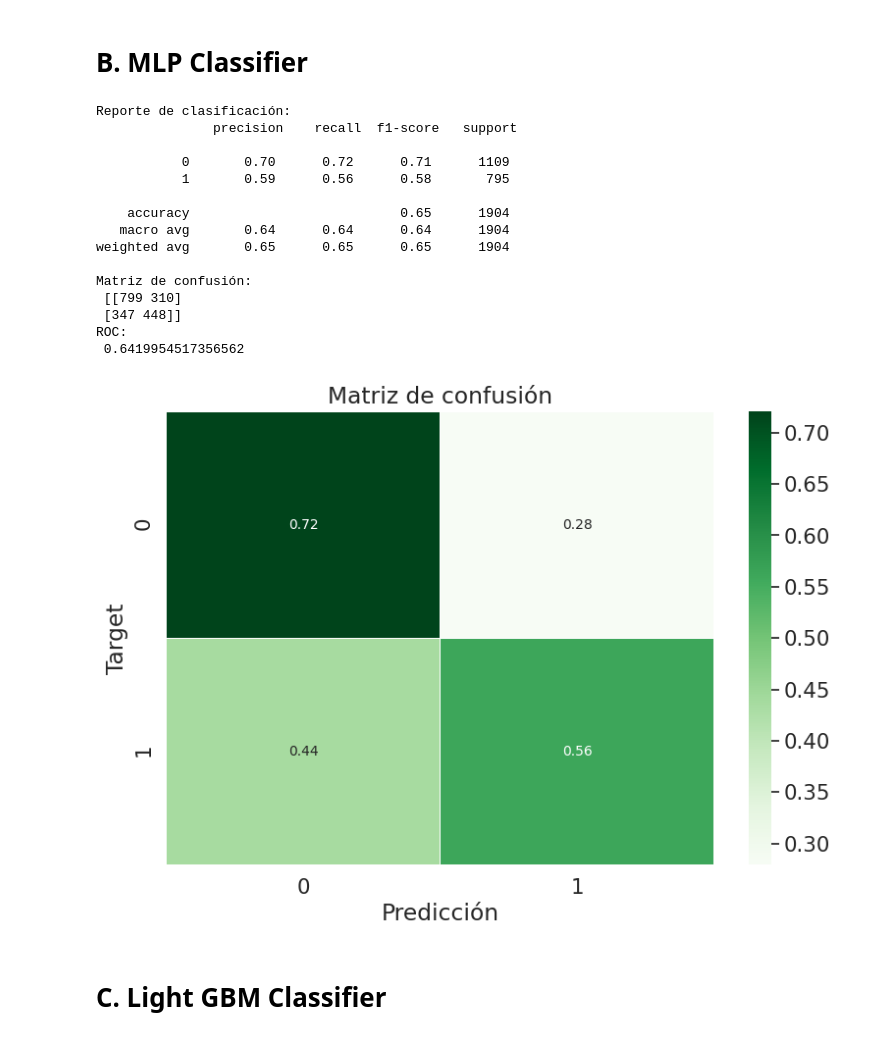
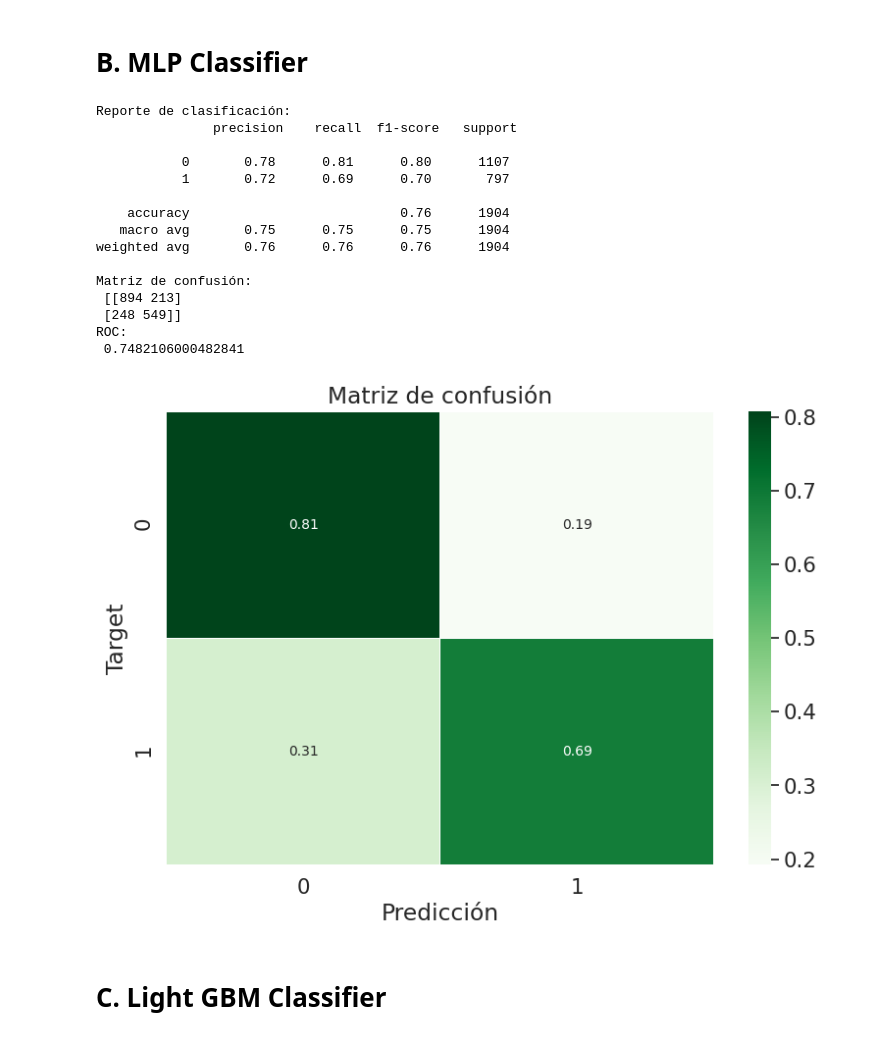
Before and after one commit to delpinor/datos7506, a Jupyter notebook: TP2 - ML.ipynb, the cells around one changed output. Cells and saved outputs as stored; diff of their text form; code cells hidden in the pictures.

```diff
--- a/TP2 - ML.ipynb
+++ b/TP2 - ML.ipynb
@@ -548,44 +653,51 @@ ROC:
 # %%
 from sklearn.decomposition import PCA
 from scipy.linalg import svd as scipy_svd
 from sklearn.ensemble import GradientBoostingClassifier
 from sklearn.neural_network import MLPClassifier
 
+X = train_df['text_clean']
+y = train_df['target']
 
-y = train_df['target']
-columnas = ['id', 'keyword', 'location', 'text', 'target', 'text_clean']
-X = train_df.drop(columnas, axis=1)
-
+#Split
 X_train, X_test, y_train, y_test = train_test_split(X, y, test_size = 0.25, random_state = 0)
 
+# Doc vs Term
+count_vect = CountVectorizer()
+X_train = count_vect.fit_transform(X_train)
+X_test = count_vect.transform(X_test)
 
-MLP = MLPClassifier(solver='lbfgs', alpha=1e-5,
-                    hidden_layer_sizes=(5, 2), random_state=1)
+# transform  to a normalized tf-idf representation
+tfidf_transformer = TfidfTransformer()
+X_train = tfidf_transformer.fit_transform(X_train)
+X_test = tfidf_transformer.transform(X_test)
+
+MLP = MLPClassifier(activation='logistic', solver='adam',random_state=1)
 
 MLP.fit(X_train, y_train)
 
 #Predicciones
 y_pred = MLP.predict(X_test)
 
 #Métricas
 mostrar_metricas(y_test, y_pred)
 # %% [output]
 Reporte de clasificación:
                precision    recall  f1-score   support
 
-           0       0.70      0.72      0.71      1109
-           1       0.59      0.56      0.58       795
+           0       0.78      0.81      0.80      1107
+           1       0.72      0.69      0.70       797
 
-    accuracy                           0.65      1904
-   macro avg       0.64      0.64      0.64      1904
-weighted avg       0.65      0.65      0.65      1904
+    accuracy                           0.76      1904
+   macro avg       0.75      0.75      0.75      1904
+weighted avg       0.76      0.76      0.76      1904
 
 Matriz de confusión:
- [[799 310]
- [347 448]]
+ [[894 213]
+ [248 549]]
 ROC:
- 0.6419954517356562
+ 0.7482106000482841
-[figure, old version]
+[figure, new version]
 # %% [markdown]
 # C. Light GBM Classifier
 # %%
```
Also changed, not shown: parts of 22 cells of this notebook, 1 other file.
